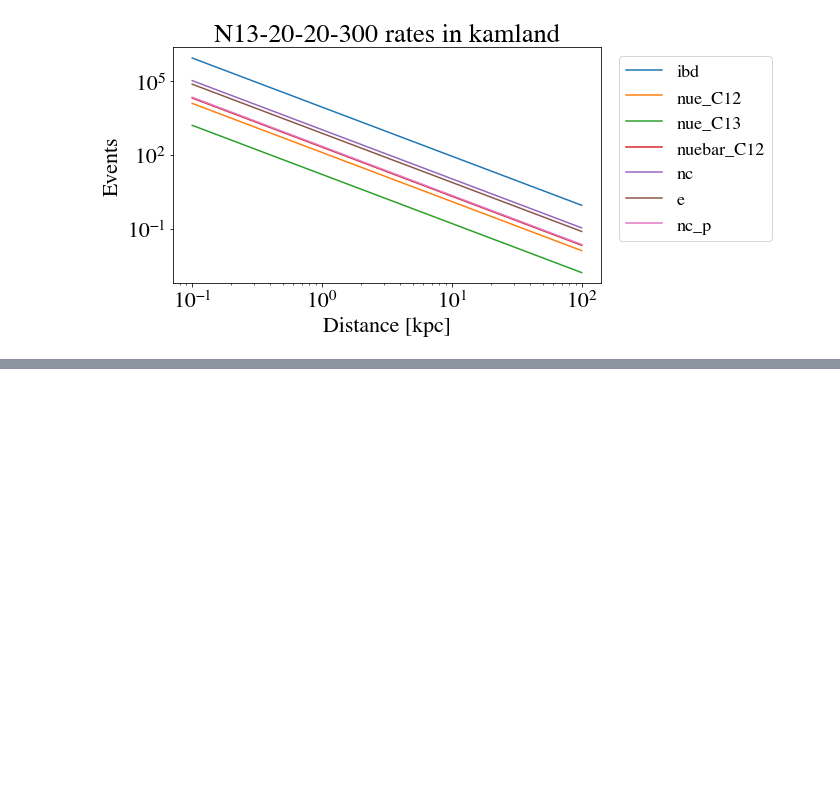
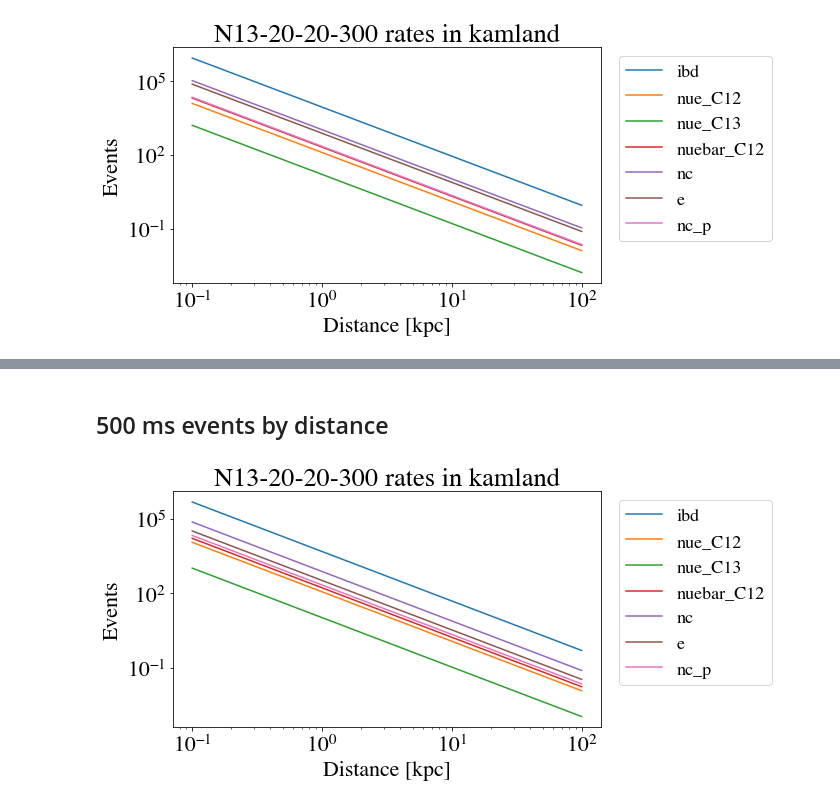
Before and after one commit to joesmolsky/sspike, a Jupyter notebook: notebooks/example.ipynb, the cells around one changed output, grey strips where cells are left out. Drawn from its saved outputs; the diff is of its cells as text; code cells hidden in the pictures; blank space fills up the shorter version.

```diff
--- a/notebooks/example.ipynb
+++ b/notebooks/example.ipynb
@@ -125,0 +175,6 @@ vis
+# %% [markdown]
+## 500 ms events by distance
+# %%
+beer.plot_distance_rates(sn3, detector)
+# %% [output]
+[figure, added]
```
Also changed, not shown: parts of 20 cells of this notebook, 13 other files.
